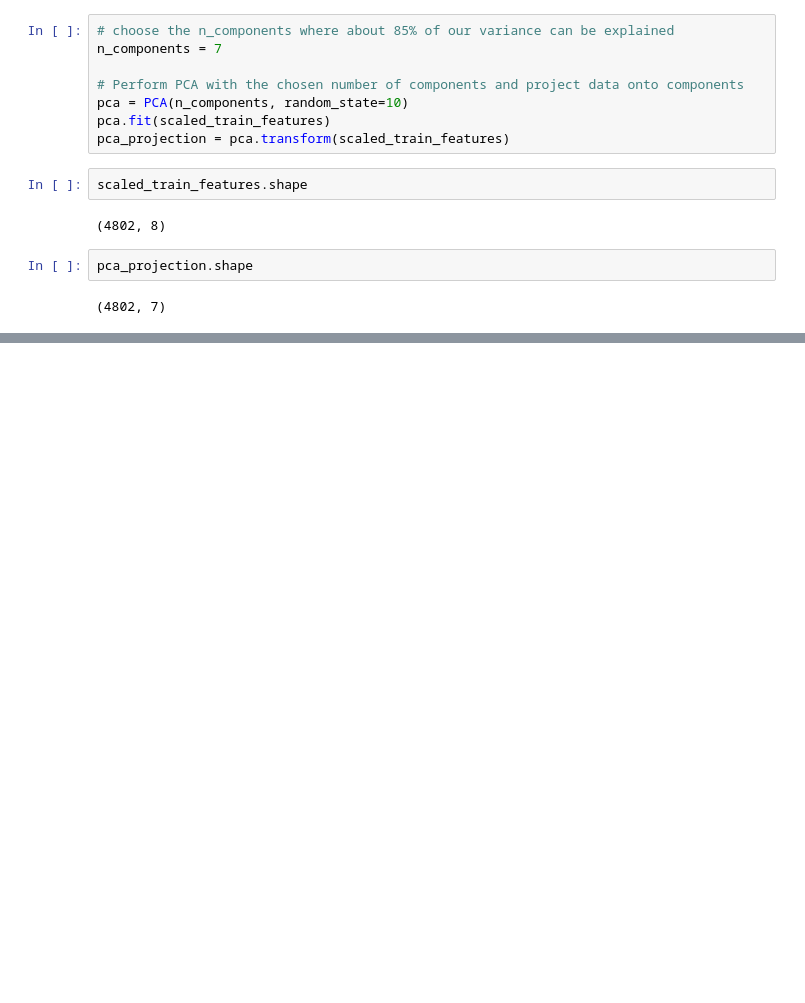
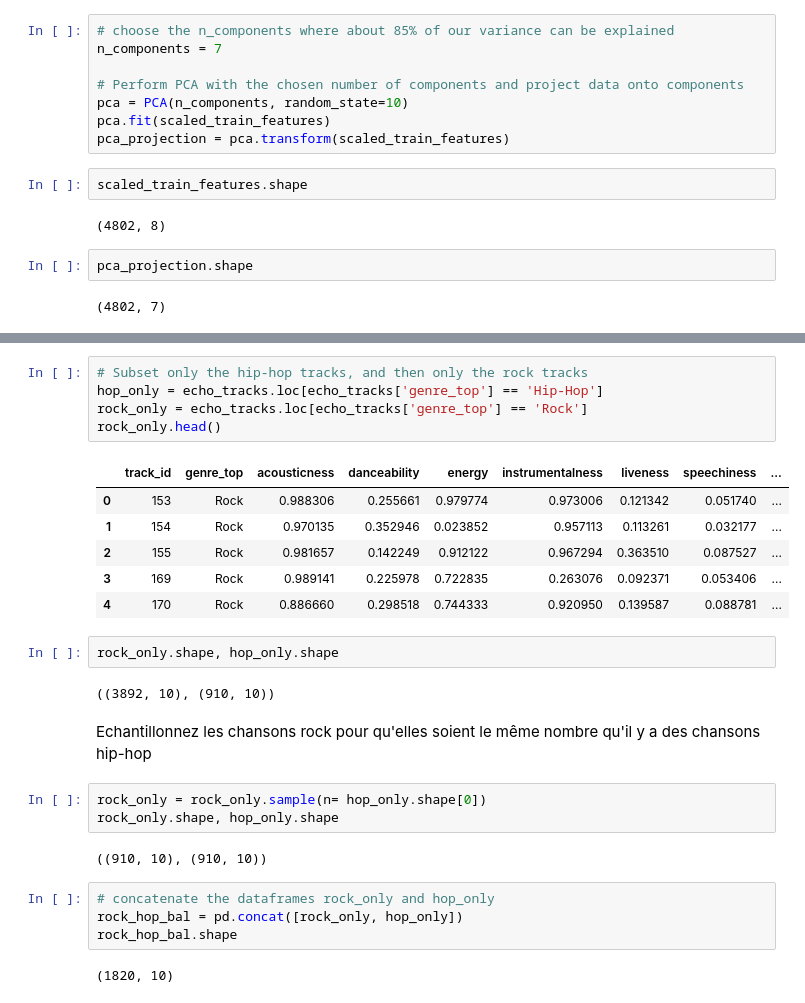
Before and after one commit to ibtiseam/TP_DATA_Mining, a Jupyter notebook: Data_Mining_pro/Classify-Song-Genres-from-Audio-Data.ipynb, the cells around one changed output, grey strips where cells are left out. Drawn from its saved outputs; the diff is of its cells as text; blank space fills up the shorter version.

```diff
--- a/Data_Mining_pro/Classify-Song-Genres-from-Audio-Data.ipynb
+++ b/Data_Mining_pro/Classify-Song-Genres-from-Audio-Data.ipynb
@@ -192,0 +305,29 @@ pca_projection.shape
+# %%
+# Subset only the hip-hop tracks, and then only the rock tracks
+hop_only = echo_tracks.loc[echo_tracks['genre_top'] == 'Hip-Hop']
+rock_only = echo_tracks.loc[echo_tracks['genre_top'] == 'Rock']
+rock_only.head()
+# %% [output]
+|  | track_id | genre_top | acousticness | danceability | energy | instrumentalness | liveness | speechiness | ... |
+| 0 | 153 | Rock | 0.988306 | 0.255661 | 0.979774 | 0.973006 | 0.121342 | 0.051740 | ... |
+| 1 | 154 | Rock | 0.970135 | 0.352946 | 0.023852 | 0.957113 | 0.113261 | 0.032177 | ... |
+| 2 | 155 | Rock | 0.981657 | 0.142249 | 0.912122 | 0.967294 | 0.363510 | 0.087527 | ... |
+| 3 | 169 | Rock | 0.989141 | 0.225978 | 0.722835 | 0.263076 | 0.092371 | 0.053406 | ... |
+| 4 | 170 | Rock | 0.886660 | 0.298518 | 0.744333 | 0.920950 | 0.139587 | 0.088781 | ... |
+# %%
+rock_only.shape, hop_only.shape
+# %% [output]
+((3892, 10), (910, 10))
+# %% [markdown]
+Echantillonnez les chansons rock pour qu'elles soient le même nombre qu'il y a des chansons hip-hop
+# %%
+rock_only = rock_only.sample(n= hop_only.shape[0])
+rock_only.shape, hop_only.shape
+# %% [output]
+((910, 10), (910, 10))
+# %%
+# concatenate the dataframes rock_only and hop_only
+rock_hop_bal = pd.concat([rock_only, hop_only])
+rock_hop_bal.shape
+# %% [output]
+(1820, 10)
```
Also changed, not shown: parts of 40 cells of this notebook, 2 other files.
